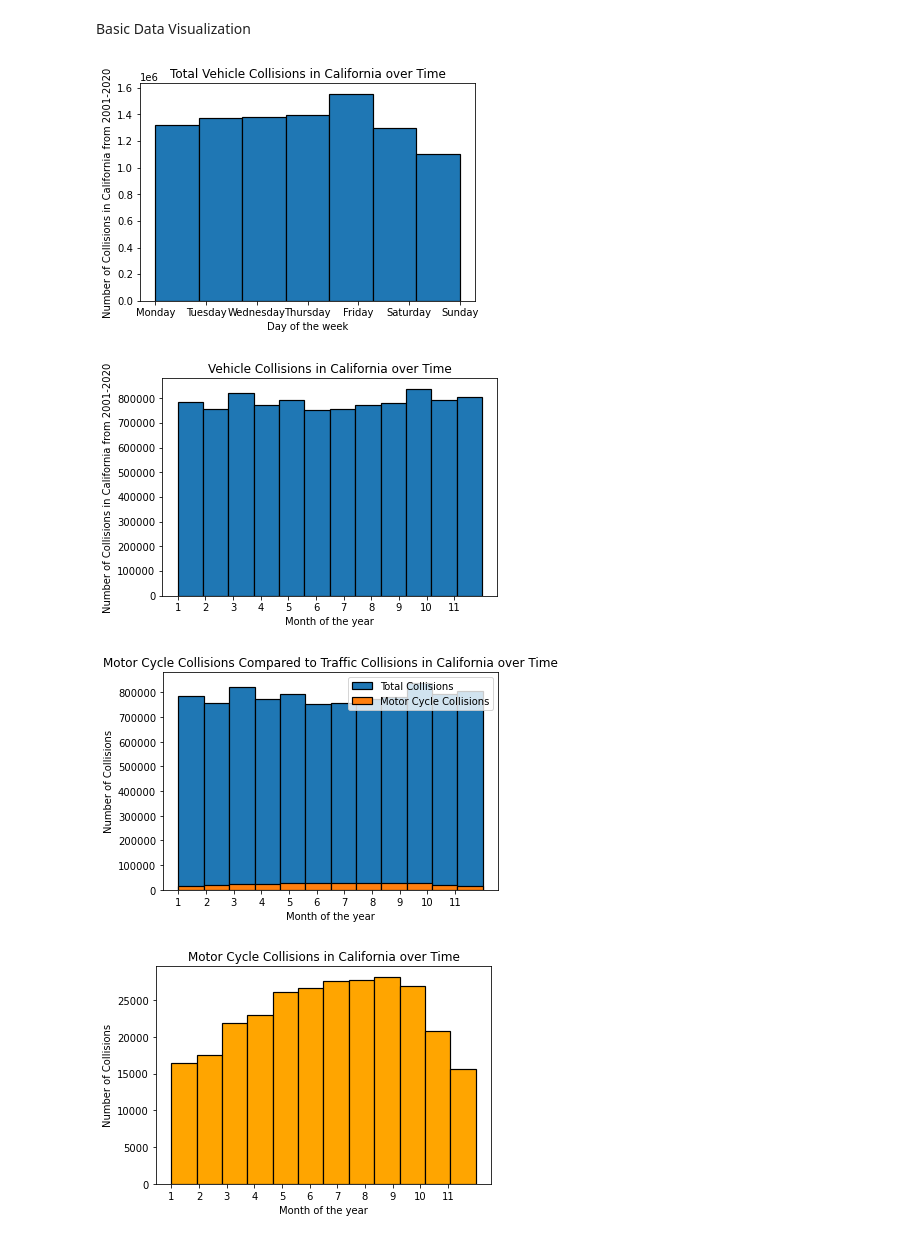
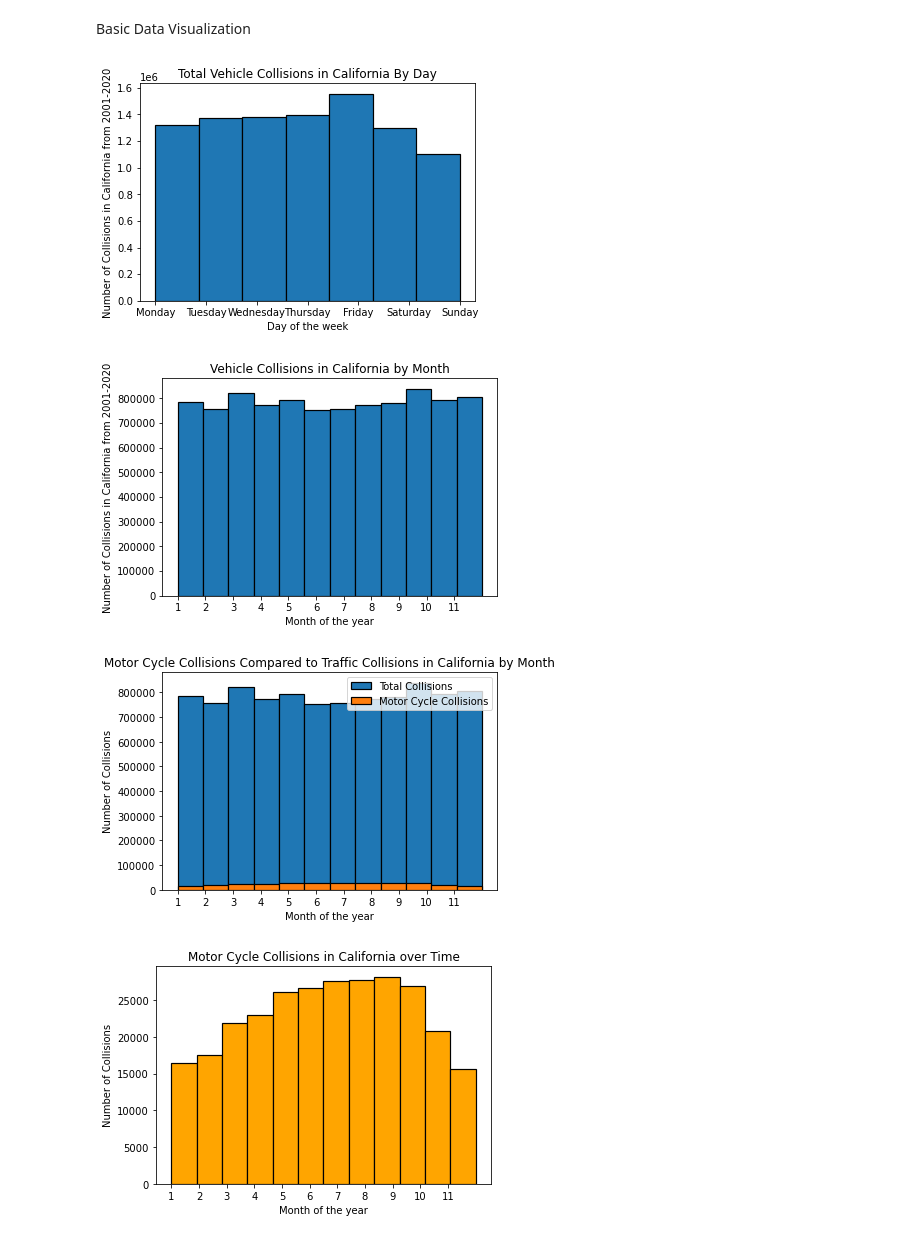
Before and after one commit to tvharris123/DSCI235-Final, a Jupyter notebook: FINALDRAFT.ipynb, the cells around one changed output. Cells and saved outputs as stored; diff of their text form; code cells hidden in the pictures.

```diff
--- a/FINALDRAFT.ipynb
+++ b/FINALDRAFT.ipynb
@@ -36,10 +35,10 @@ plt.hist((collisiondf["week"]), edgecolor = "black", linewidth = 1.2,bins = 7)
 plt.xticks(np.arange(7),(['Monday','Tuesday','Wednesday','Thursday','Friday','Saturday','Sunday']))
 plt.ylabel("Number of Collisions in California from 2001-2020")
 plt.xlabel("Day of the week")
-plt.title("Total Vehicle Collisions in California over Time")
+plt.title("Total Vehicle Collisions in California By Day")
 plt.show()
 # %% [output]
-[figure, old version]
+[figure, new version]
 # %%
 # Plot Collision Count by Month
 
@@ -49,26 +48,26 @@ plt.xticks(np.arange(1,12))
 
 plt.ylabel("Number of Collisions in California from 2001-2020")
 plt.xlabel("Month of the year")
-plt.title("Vehicle Collisions in California over Time")
+plt.title("Vehicle Collisions in California by Month")
 plt.show()
 # %% [output]
-[figure, old version]
+[figure, new version]
 # %%
 # Motorcycle Collision Count by Month compared to all vehicle collisions
 
 MotorCycledf = collisiondf.loc[collisiondf['motorcycle_collision'] == 1] # Extract columns which involved a motorcycle
 plt.hist(collisiondf["month"], edgecolor = "black", linewidth = 1.2,bins = 12)
 plt.hist(MotorCycledf["month"], edgecolor = "black", linewidth = 1.2,bins = 12)
 
 plt.xticks(np.arange(1,12))
 
 plt.ylabel("Number of Collisions")
 plt.xlabel("Month of the year")
 plt.legend(["Total Collisions", "Motor Cycle Collisions"])
-plt.title("Motor Cycle Collisions Compared to Traffic Collisions in California over Time")
+plt.title("Motor Cycle Collisions Compared to Traffic Collisions in California by Month")
 plt.show()
 # %% [output]
-[figure, old version]
+[figure, new version]
 # %%
 plt.hist(MotorCycledf["month"], edgecolor = "black", linewidth = 1.2,bins = 12, color = "orange")
 
```
Also changed, not shown: parts of 2 cells of this notebook.
